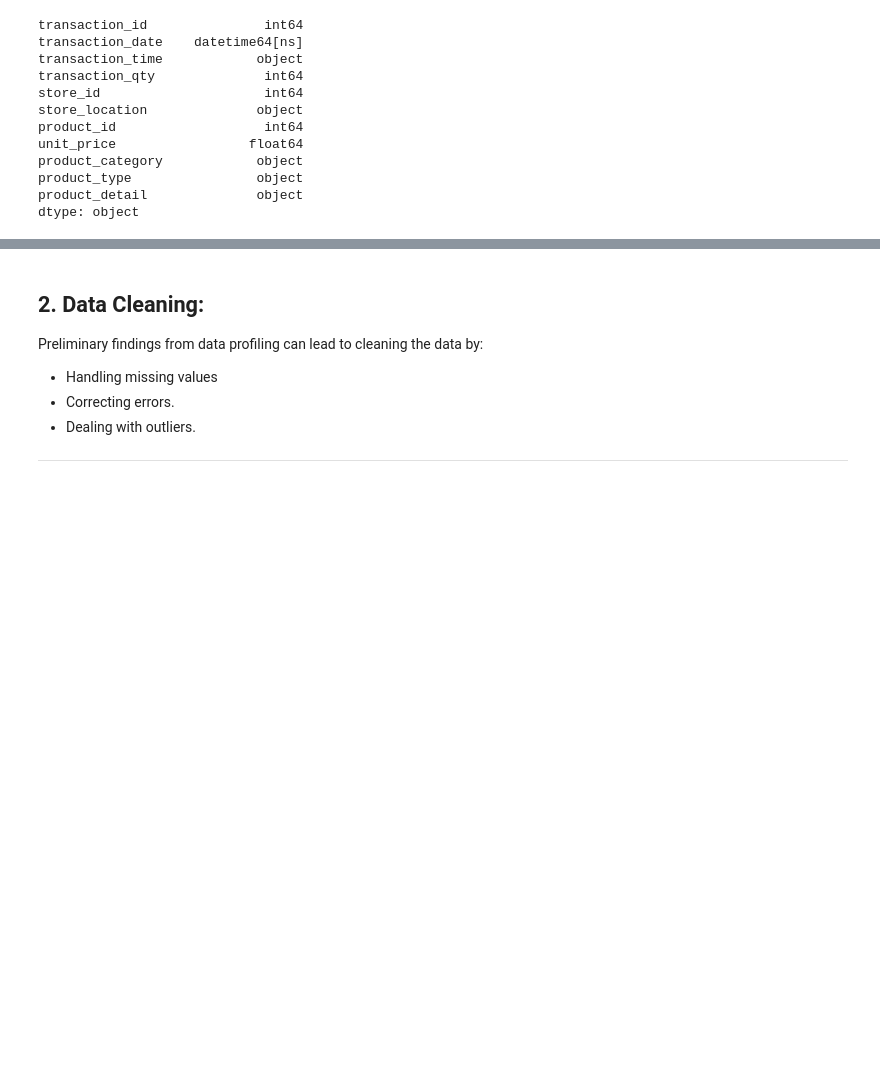
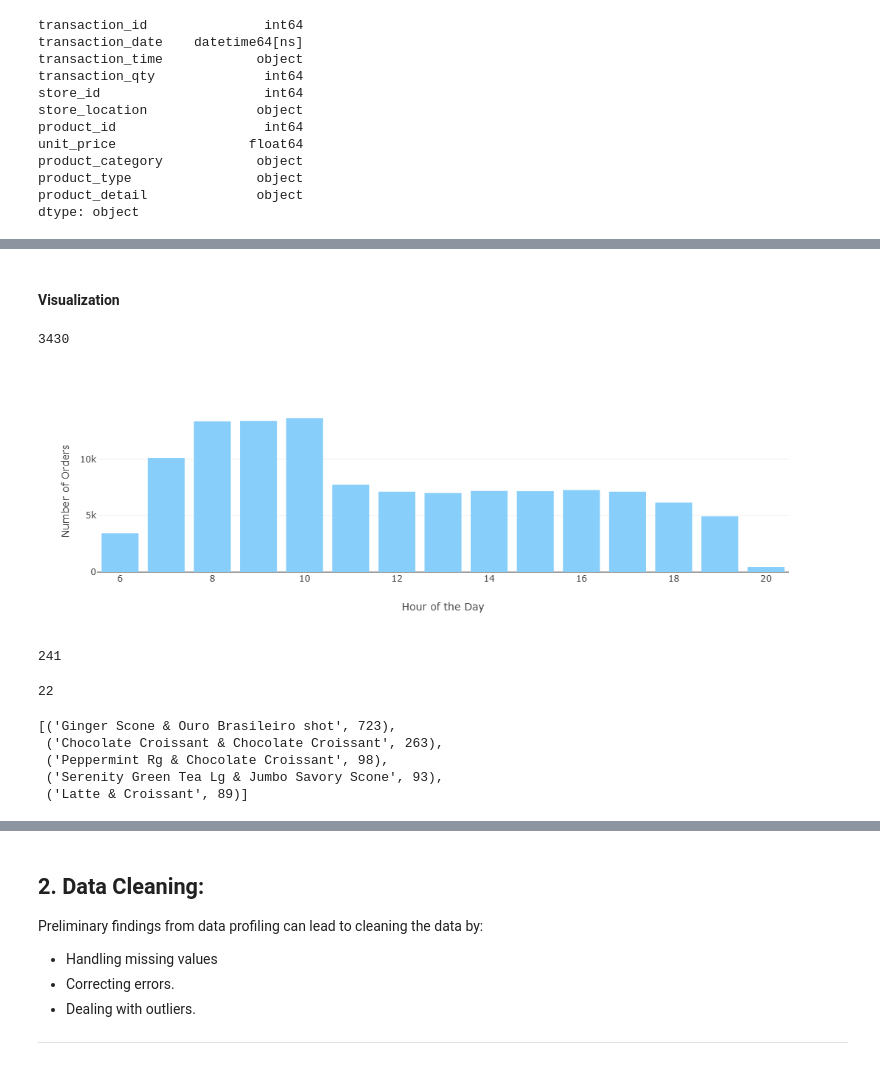
Before and after one commit to arwaalkhathlan/Coffee-Story, a Jupyter notebook: EDA explain template-Abdullah.ipynb, the cells around one changed output, grey strips where cells are left out. Drawn from its saved outputs; the diff is of its cells as text; code cells hidden in the pictures; blank space fills up the shorter version.

```diff
--- a/EDA explain template-Abdullah.ipynb
+++ b/EDA explain template-Abdullah.ipynb
@@ -469,0 +540,3 @@ coffee_df = coffee_df[coffee_df['product_category'] != 'Branded']
+# %%
+#out of our scope
+coffee_df = coffee_df[coffee_df['product_category'] != 'Packaged Chocolate']
@@ -543,0 +622,4 @@ dtype: object
+# %%
+coffee_df['transaction_datetime'] = pd.to_datetime(
+    coffee_df['transaction_date'].astype(str) + ' ' + coffee_df['transaction_time'].astype(str)
+)
@@ -543,0 +641,2 @@ dtype: object
+# %%
+coffee_df['order_id'] = coffee_df.groupby('transaction_datetime').ngroup() + 1
@@ -543,0 +663,28 @@ dtype: object
+# %% [markdown]
+#### Visualization
+# %%
+#sales by hour?
+coffee_df['transaction_hour'] = coffee_df['transaction_datetime'].dt.hour
+# %%
+coffee_df[coffee_df['transaction_hour'] == 6]['order_id'].nunique()
+# %% [output]
+3430
+# %%
+# Create a new DataFrame to count the number of unique orders per hour
+orders_per_hour = coffee_df.groupby('transaction_hour')['order_id'].nunique().reset_index()
+
+# Create a histogram visualization for the number of unique orders by hour
+import plotly.express as px
+
+fig = px.bar(
+    orders_per_hour,
+    x='transaction_hour',
+    y='order_id',
+    # title='Orders Distribution by Hour',
+    labels={'transaction_hour': 'Hour of the Day', 'order_id': 'Number of Orders'},
+    color_discrete_sequence=['lightskyblue']
+)
+
+fig.show()
+# %% [output]
+[figure, added]
@@ -543,0 +705,8 @@ dtype: object
+# %%
+mask['order_id'].duplicated().sum()
+# %% [output]
+241
+# %%
+mask[mask['order_id'].duplicated()]['order_id'].duplicated().sum()
+# %% [output]
+22
@@ -543,0 +745,8 @@ dtype: object
+# %%
+most_common_pairs_with_details
+# %% [output]
+[('Ginger Scone & Ouro Brasileiro shot', 723),
+ ('Chocolate Croissant & Chocolate Croissant', 263),
+ ('Peppermint Rg & Chocolate Croissant', 98),
+ ('Serenity Green Tea Lg & Jumbo Savory Scone', 93),
+ ('Latte & Croissant', 89)]
```
Also changed, not shown: parts of 24 cells of this notebook.
